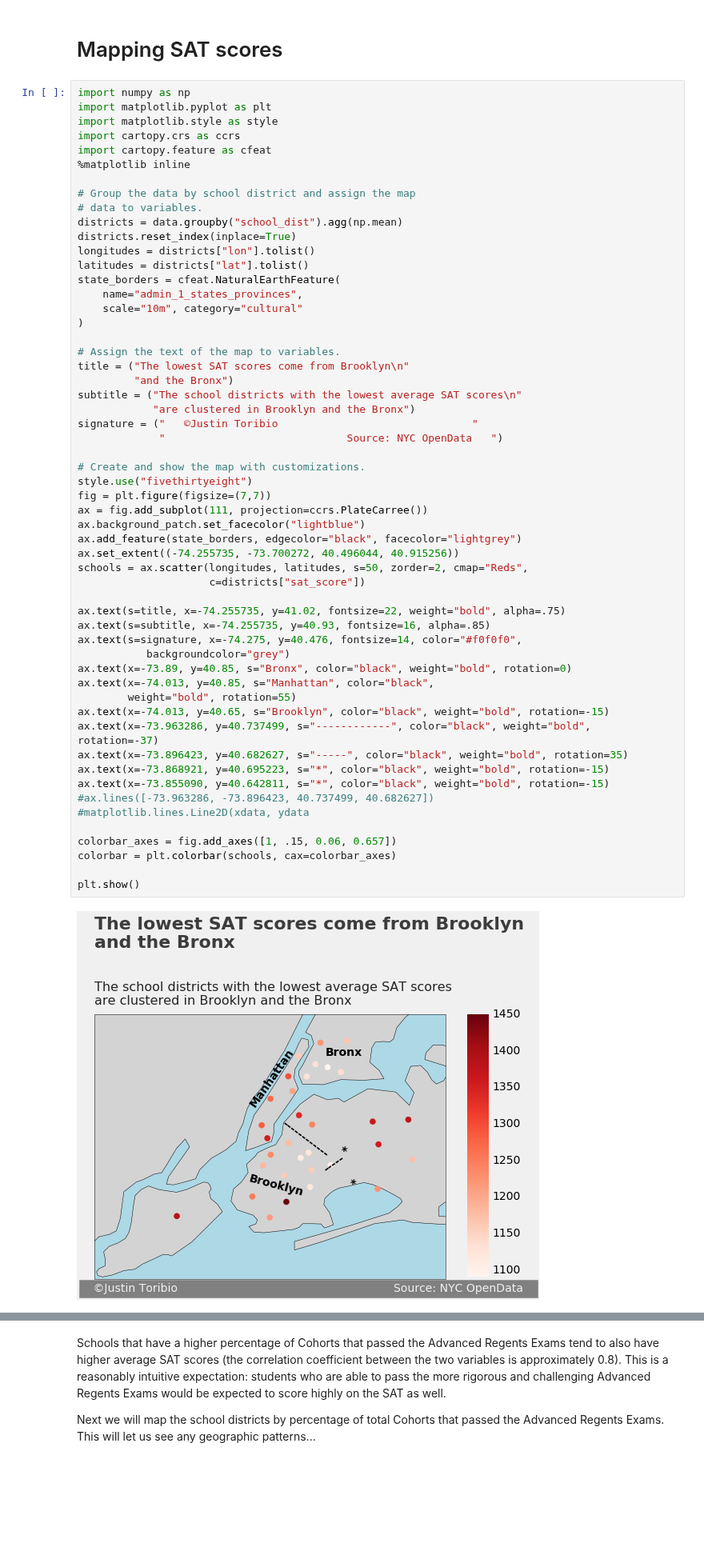
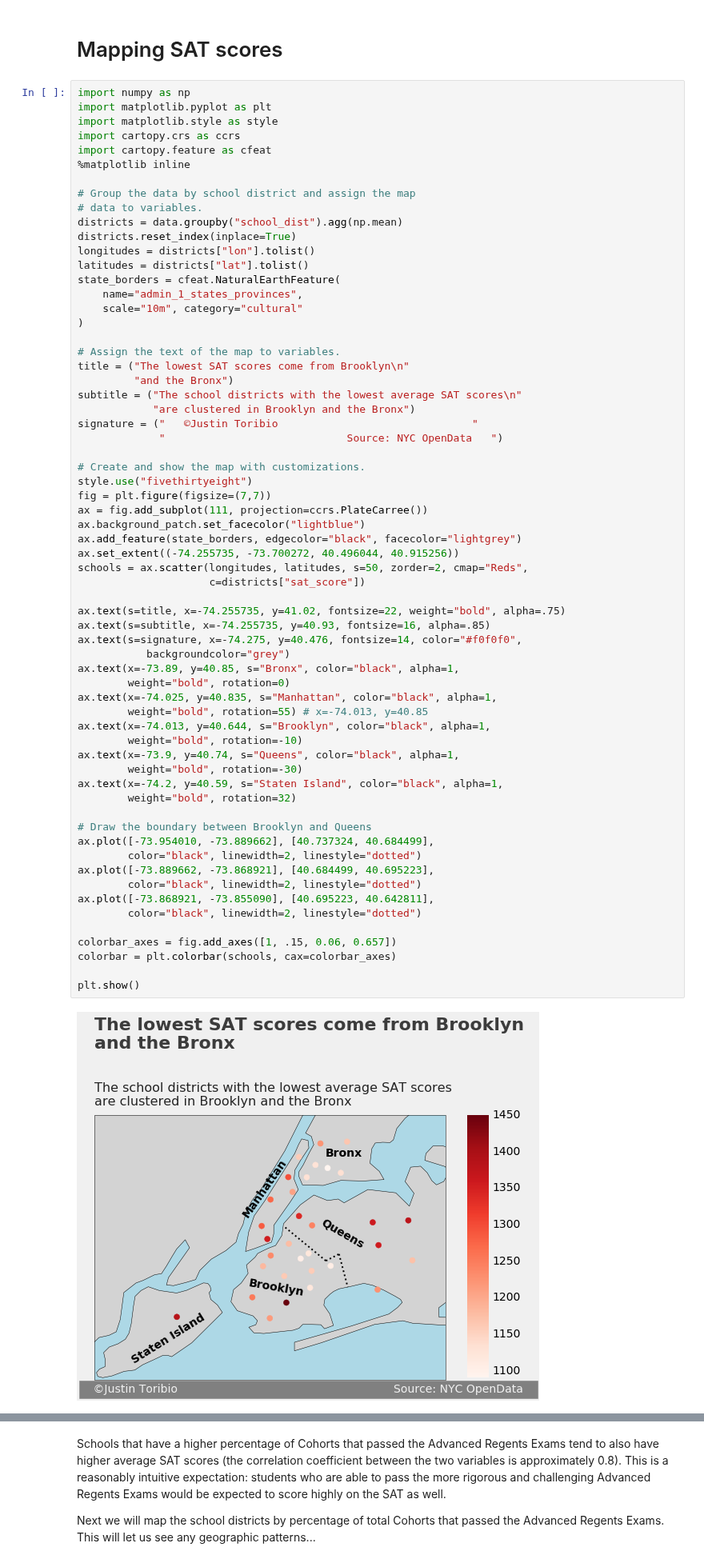
Before and after one commit to JustinToribio/analyzing-the-sat, a Jupyter notebook: notebooks/1.0-jt-analyze-the-sat.ipynb, the cells around one changed output, grey strips where cells are left out. Shown at 80% size. Drawn from its saved outputs; the diff is of its cells as text; blank space fills up the shorter version.

```diff
--- a/notebooks/1.0-jt-analyze-the-sat.ipynb
+++ b/notebooks/1.0-jt-analyze-the-sat.ipynb
@@ -138,44 +138,52 @@ state_borders = cfeat.NaturalEarthFeature(
 )
 
 # Assign the text of the map to variables.
 title = ("The lowest SAT scores come from Brooklyn\n"
          "and the Bronx")
 subtitle = ("The school districts with the lowest average SAT scores\n"
             "are clustered in Brooklyn and the Bronx")
 signature = ("   ©Justin Toribio                               "
              "                             Source: NYC OpenData   ")
 
 # Create and show the map with customizations.
 style.use("fivethirtyeight")
 fig = plt.figure(figsize=(7,7))
 ax = fig.add_subplot(111, projection=ccrs.PlateCarree())
 ax.background_patch.set_facecolor("lightblue")
 ax.add_feature(state_borders, edgecolor="black", facecolor="lightgrey")
 ax.set_extent((-74.255735, -73.700272, 40.496044, 40.915256))
 schools = ax.scatter(longitudes, latitudes, s=50, zorder=2, cmap="Reds",
                      c=districts["sat_score"])
 
 ax.text(s=title, x=-74.255735, y=41.02, fontsize=22, weight="bold", alpha=.75)
 ax.text(s=subtitle, x=-74.255735, y=40.93, fontsize=16, alpha=.85)
 ax.text(s=signature, x=-74.275, y=40.476, fontsize=14, color="#f0f0f0",
            backgroundcolor="grey")
-ax.text(x=-73.89, y=40.85, s="Bronx", color="black", weight="bold", rotation=0)
-ax.text(x=-74.013, y=40.85, s="Manhattan", color="black",
-        weight="bold", rotation=55)
-ax.text(x=-74.013, y=40.65, s="Brooklyn", color="black", weight="bold", rotation=-15)
-ax.text(x=-73.963286, y=40.737499, s="------------", color="black", weight="bold", rotation=-37)
-ax.text(x=-73.896423, y=40.682627, s="-----", color="black", weight="bold", rotation=35)
-ax.text(x=-73.868921, y=40.695223, s="*", color="black", weight="bold", rotation=-15)
-ax.text(x=-73.855090, y=40.642811, s="*", color="black", weight="bold", rotation=-15)
-#ax.lines([-73.963286, -73.896423, 40.737499, 40.682627])
-#matplotlib.lines.Line2D(xdata, ydata
+ax.text(x=-73.89, y=40.85, s="Bronx", color="black", alpha=1,
+        weight="bold", rotation=0)
+ax.text(x=-74.025, y=40.835, s="Manhattan", color="black", alpha=1,
+        weight="bold", rotation=55) # x=-74.013, y=40.85
+ax.text(x=-74.013, y=40.644, s="Brooklyn", color="black", alpha=1,
+        weight="bold", rotation=-10)
+ax.text(x=-73.9, y=40.74, s="Queens", color="black", alpha=1,
+        weight="bold", rotation=-30)
+ax.text(x=-74.2, y=40.59, s="Staten Island", color="black", alpha=1,
+        weight="bold", rotation=32)
+
+# Draw the boundary between Brooklyn and Queens
+ax.plot([-73.954010, -73.889662], [40.737324, 40.684499],
+        color="black", linewidth=2, linestyle="dotted")
+ax.plot([-73.889662, -73.868921], [40.684499, 40.695223],
+        color="black", linewidth=2, linestyle="dotted")
+ax.plot([-73.868921, -73.855090], [40.695223, 40.642811],
+        color="black", linewidth=2, linestyle="dotted")
 
 colorbar_axes = fig.add_axes([1, .15, 0.06, 0.657])
 colorbar = plt.colorbar(schools, cax=colorbar_axes)
 
 plt.show()
 # %% [output]
-[figure, old version]
+[figure, new version]
 # %% [markdown]
 # Exploring graduation data and SAT scores
 
```
